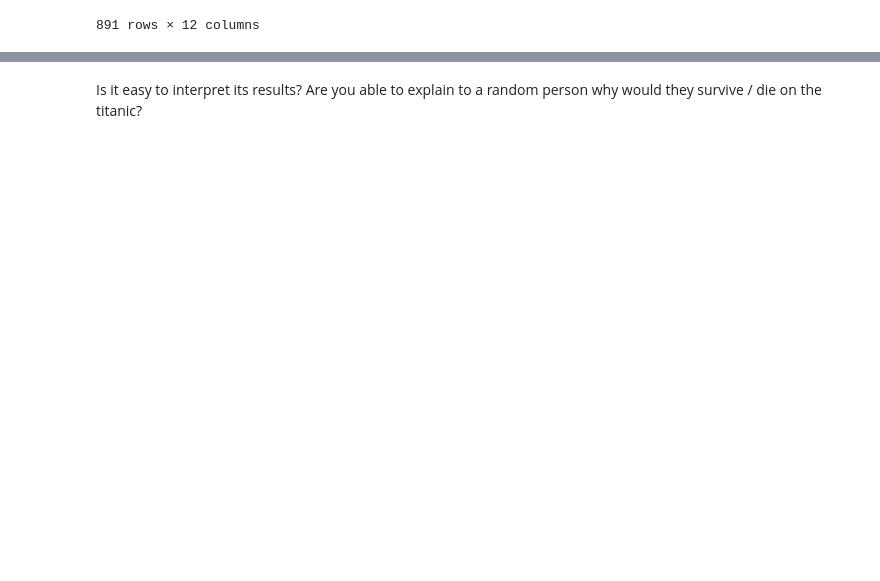
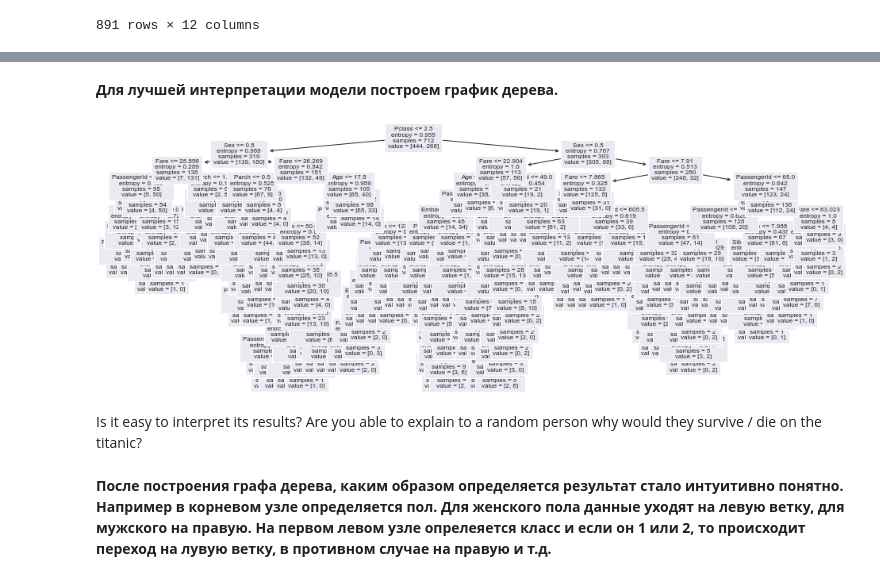
Before and after one commit to codekot/decision_trees, a Jupyter notebook: rf_classifier.ipynb, the cells around one changed output, grey strips where cells are left out. Drawn from its saved outputs; the diff is of its cells as text; code cells hidden in the pictures; blank space fills up the shorter version.

```diff
--- a/rf_classifier.ipynb
+++ b/rf_classifier.ipynb
@@ -691,4 +750,3 @@ df
 sex_map = {'male': 1, 'female': 0}
 emb_map = {'S': 1, 'C':2, 'Q': 3}
 df = df.replace({'Sex': sex_map, 'Embarked': emb_map})
-df = df.dropna()
@@ -714,5 +757,5 @@ _state=None, max_leaf_nodes=None, min_impurity_decrease=0.0, class_weight=None,
 # %%
-params = {
+params_tree = {
     'max_depth': [5,10,15,20,30,40,50,None],
     'max_features': [x*0.1 for x in range(1, 11)],
     'criterion': ["gini", "entropy"]
@@ -720,6 +765,7 @@ params = {
 # %%
-randomsearch = RandomizedSearchCV(estimator = tree, param_distributions = params, cv = 3)
+randomsearch = RandomizedSearchCV(estimator = tree, param_distributions = params_tree, cv = 3, random_state=RANDOM_STATE)
 result = randomsearch.fit(X_train, y_train)
 print('Best Score: %s' % result.best_score_)
 print('Best Hyperparameters: %s' % result.best_params_)
+titanic_best_params = result.best_params_
 # %% [output]
@@ -728,5 +774,6 @@ Best Hyperparameters: {'max_features': 0.4, 'max_depth': 5, 'criterion': 'gini'}
 # %%
-tree = DecisionTreeClassifier(max_features=0.4, max_depth=5, criterion='gini')
-tree.fit(X_train, y_train)
+tree = DecisionTreeClassifier(**titanic_best_params)
+tree.fit(X_train.values, y_train)
 print("Точность на тренировочных данных: ", accuracy_score(y_train, tree.predict(X_train.values)))
+print("Точность на тестовых данных: ", accuracy_score(y_test, tree.predict(X_test.values)))
 # %% [output]
@@ -734,2 +829,11 @@ print("Точность на тренировочных данных: ", accurac
+# %% [markdown]
+**Для лучшей интерпретации модели построем график дерева.**
+# %%
+plot_tree(tree, fontsize=8, feature_names=df.drop(columns='Survived').columns)
+plt.show()
+# %% [output]
+[figure, added]
 # %% [markdown]
 Is it easy to interpret its results? Are you able to explain to a random person why would they survive / die on the titanic?
+# %% [markdown]
+**После построения графа дерева, каким образом определяется результат стало интуитивно понятно. Например в корневом узле определяется пол. Для женского пола данные уходят на левую ветку, для мужского на правую. На первом левом узле опрелеяется класс и если он 1 или 2, то происходит переход на лувую ветку, в противном случае на правую и т.д.**
```
Also changed, not shown: parts of 54 cells of this notebook, 8 other files.
